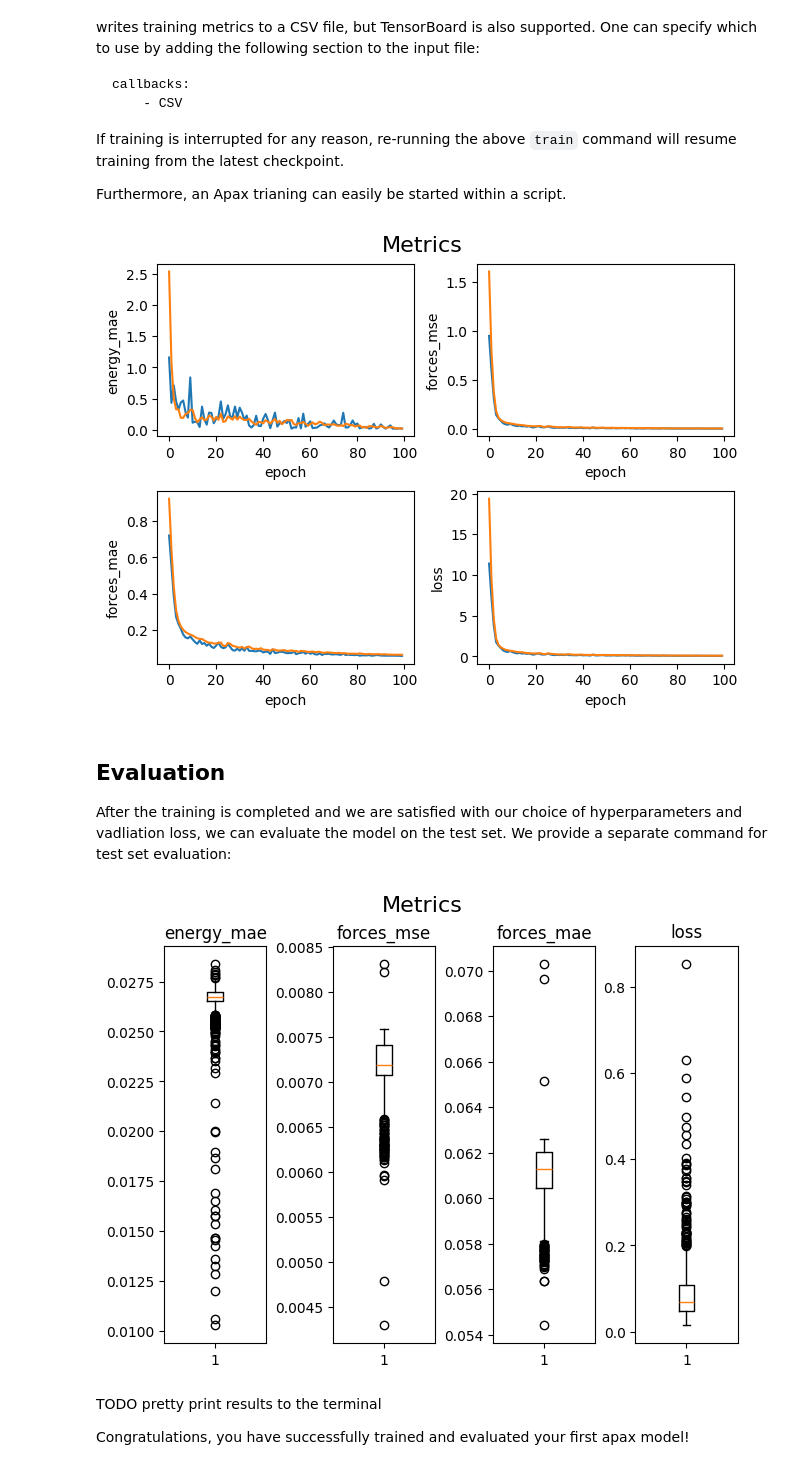
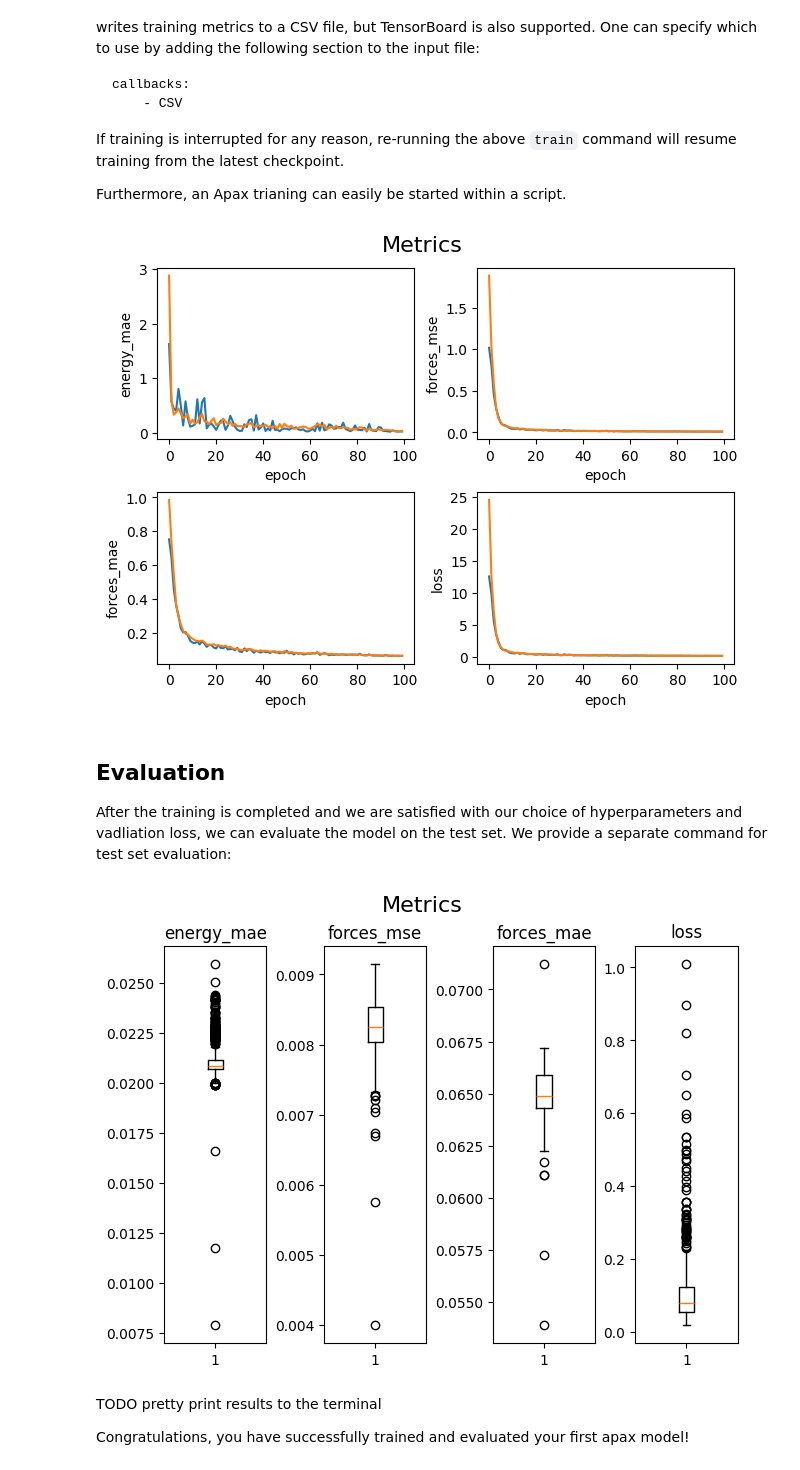
Before and after one commit to apax-hub/apax, a Jupyter notebook: examples/01_Model_Training.ipynb, the cells around one changed output. Saved outputs shown, nothing was run; the diff lists cells and outputs as text; code cells hidden in the pictures.

```diff
--- a/examples/01_Model_Training.ipynb
+++ b/examples/01_Model_Training.ipynb
@@ -188,7 +188,7 @@ import matplotlib.pyplot as plt
 import numpy as np
 from apax.utils.helpers import load_csv_metrics
 
-metrics_path = "project/models/benzene_dft_script/log.csv"
+metrics_path = "project/models/ethanol_ccsd_t_script/log.csv"
 keys = ["energy_mae", "forces_mse", "forces_mae", "loss"]
 
 data_dict = load_csv_metrics(metrics_path)
@@ -210,7 +210,7 @@ for id, key in enumerate(keys):
 
 plt.show()
 # %% [output]
-[figure, old version]
+[figure, new version]
 # %% [markdown]
 ## Evaluation
 
@@ -223,23 +223,23 @@ eval_model(config_dict)
 # %%
 !apax eval config.yaml
 # %%
-metrics_path = "project/models/benzene_dft_script/eval/log.csv"
+metrics_path = "project/models/ethanol_ccsd_t_script/eval/log.csv"
 keys = ["energy_mae", "forces_mse", "forces_mae", "loss"]
 
 data_dict = load_csv_metrics(metrics_path)
 
 fig, axes = plt.subplots(1, 4, constrained_layout=True)
 axes = axes.ravel()
 fig.suptitle(f'Metrics', fontsize=16)
 
 for id, key in enumerate(keys):
     test = np.array(data_dict[f"test_{key}"])
 
     axes[id].set_title(f'{key}')
     axes[id].boxplot(test)
 plt.show()
 # %% [output]
-[figure, old version]
+[figure, new version]
 # %% [markdown]
 
 TODO pretty print results to the terminal
```
Also changed, not shown: parts of 7 cells of this notebook.
